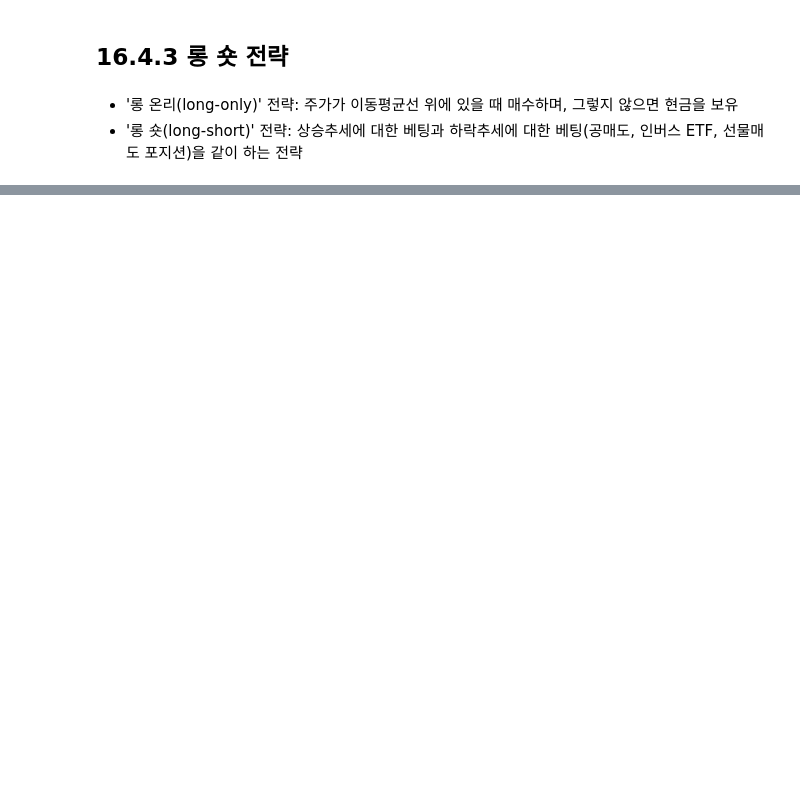
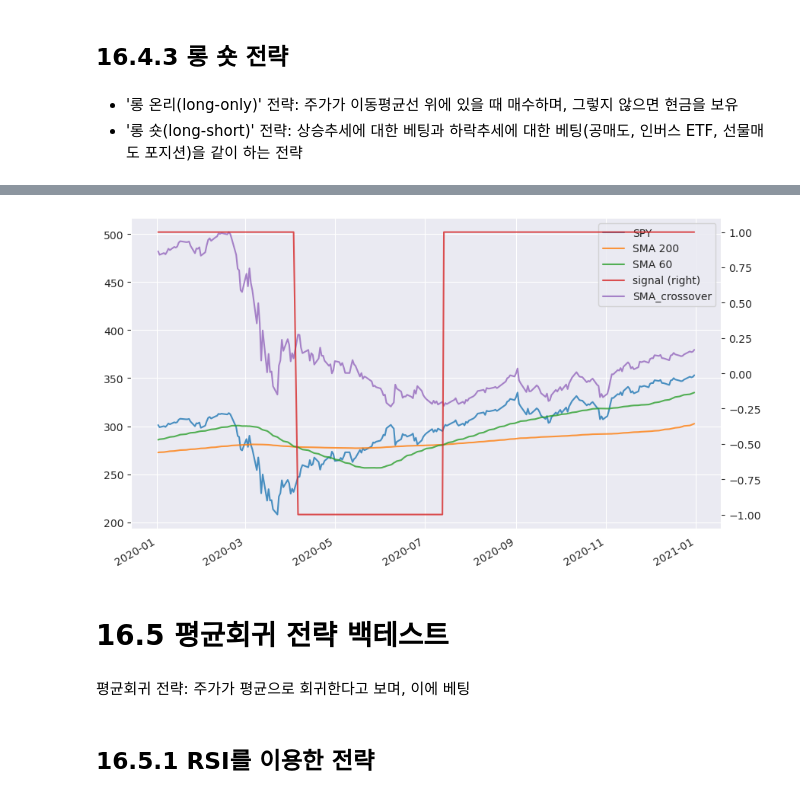
Before and after one commit to Glesep/Quant, a Jupyter notebook: chap_16/chap16.ipynb, the cells around one changed output, grey strips where cells are left out. Saved outputs shown, nothing was run; the diff lists cells and outputs as text; code cells hidden in the pictures; blank space fills up the shorter version.

```diff
--- a/chap_16/chap16.ipynb
+++ b/chap_16/chap16.ipynb
@@ -447,0 +488,12 @@ plt.show()
+# %%
+pd.concat([bind, result.prices],
+          axis=1).loc['2020'].plot(figsize=(10, 6), secondary_y=['signal'], alpha=0.8)
+plt.show()  # 2020년에 1~3월에서는 롱에서 손실, 3월부턴 숏에서 손실
+# %% [output]
+[figure, added]
+# %% [markdown]
+# 16.5 평균회귀 전략 백테스트
+# %% [markdown]
+평균회귀 전략: 주가가 평균으로 회귀한다고 보며, 이에 베팅
+# %% [markdown]
+## 16.5.1 RSI를 이용한 전략
```
Also changed, not shown: parts of 24 cells of this notebook.
